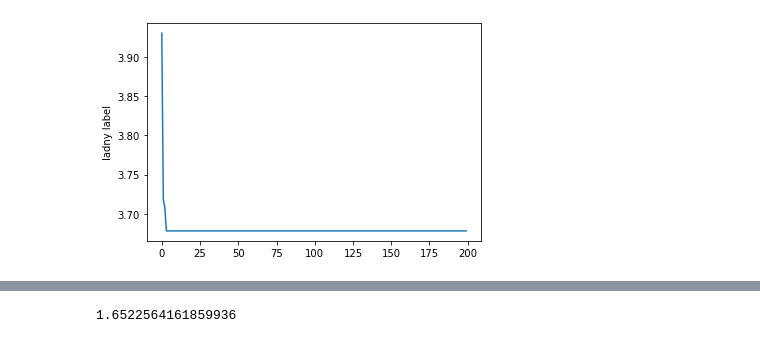
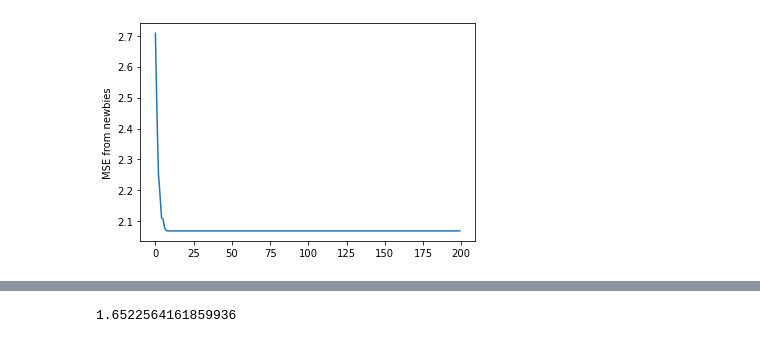
Before and after one commit to zbigos/anime-recomender-system, a Jupyter notebook: cb_genres/myanimelist.ipynb, the cells around one changed output, grey strips where cells are left out. Saved outputs shown, nothing was run; the diff lists cells and outputs as text; code cells hidden in the pictures.

Commit message:
updated newbies and popular

```diff
--- a/cb_genres/myanimelist.ipynb
+++ b/cb_genres/myanimelist.ipynb
@@ -15,7 +15,7 @@ anime_id_to_name = {}
 anime_name_to_id = {}
 anime_id_to_genres = {}
 
-with open('myanimelist/anime.csv', newline='') as f:
+with open('../anime.csv', newline='') as f:
     file_rows = csv.reader(f)
     first_row = True
     for row in file_rows:
@@ -189,7 +189,7 @@ for w in sorted(atmp, reverse=True):
 ratings = collections.defaultdict(lambda: {})
 user_ids = set()
 
-with open('rating.csv','r') as f:
+with open('../rating.csv','r') as f:
     lines = f.read().splitlines()
     lines = lines[1:]
     for line in lines:
@@ -255,19 +255,19 @@ def tester(test_user_ids,K):
     return mse / n
 # %%
 #paths = ['connoisseur.txt','newbies.txt','popular.txt','random.txt']
-paths = ['newbies.txt']
-results = []
-
+paths = ['newbies.txt','popular.txt']
 for path in paths:
+    res = []
     for k in tqdm(range(200)):
-        tests = get_tests(path)
+        tests = get_tests('../' + path)
         mse = tester(tests,k+1)
-        results.append(mse)
-        #print(f'MSE for {path} is {mse}')
-
-
-plt.plot(results)
-plt.ylabel('ladny label')
-plt.show()
+        res.append(mse)
+    path_wo_ext = path.split('.')[0]
+    plt.plot(res)
+    plt.ylabel(f'MSE from {path_wo_ext}')
+    plt.show()
+    with open(f'cb_genres_errors_{path_wo_ext}.txt','w') as f:
+        for mse in res:
+            f.write(str(mse) + '\n')
 # %% [output]
-[figure, old version]
+[figure, new version]
```
Also changed, not shown: parts of 6 cells of this notebook, 4 other files.
